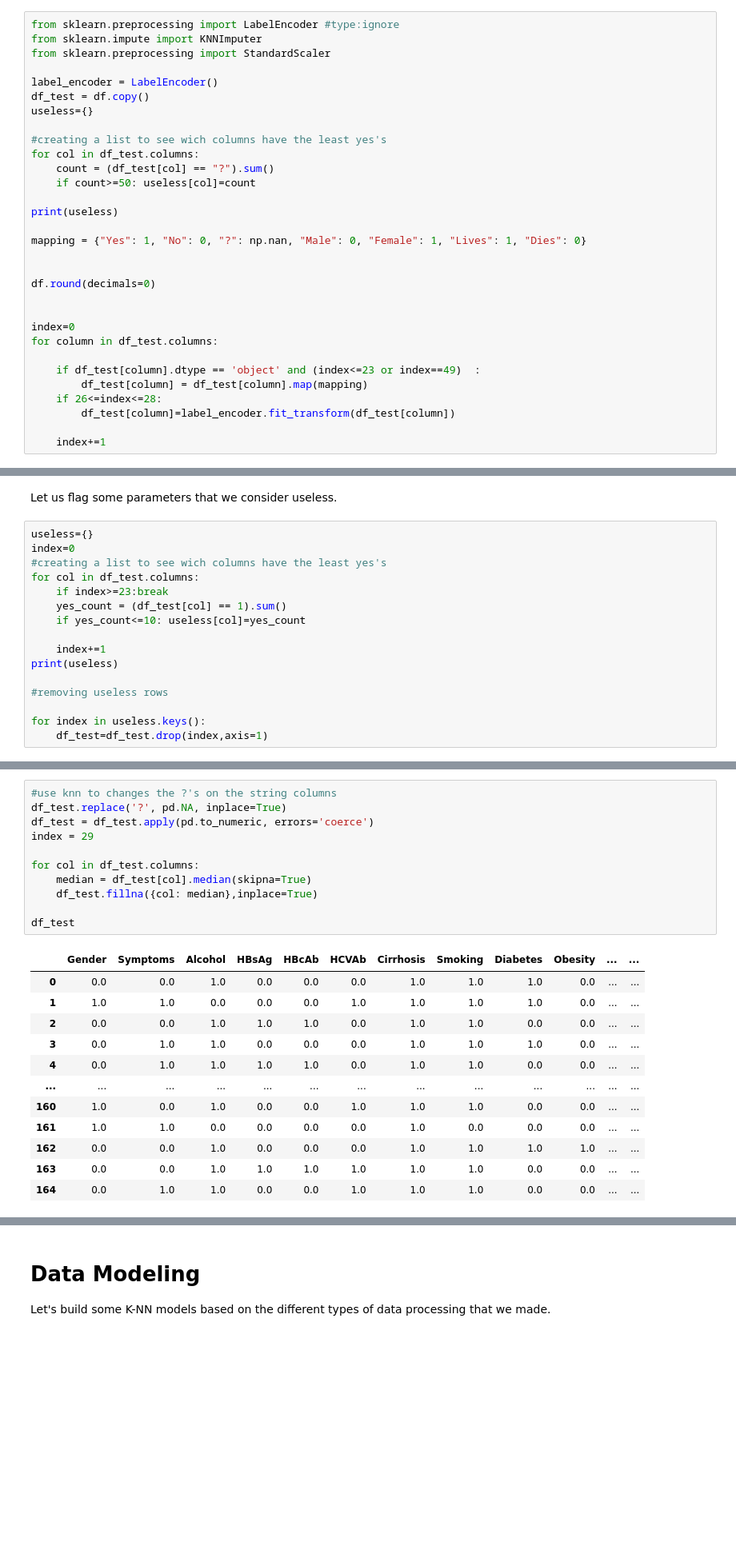
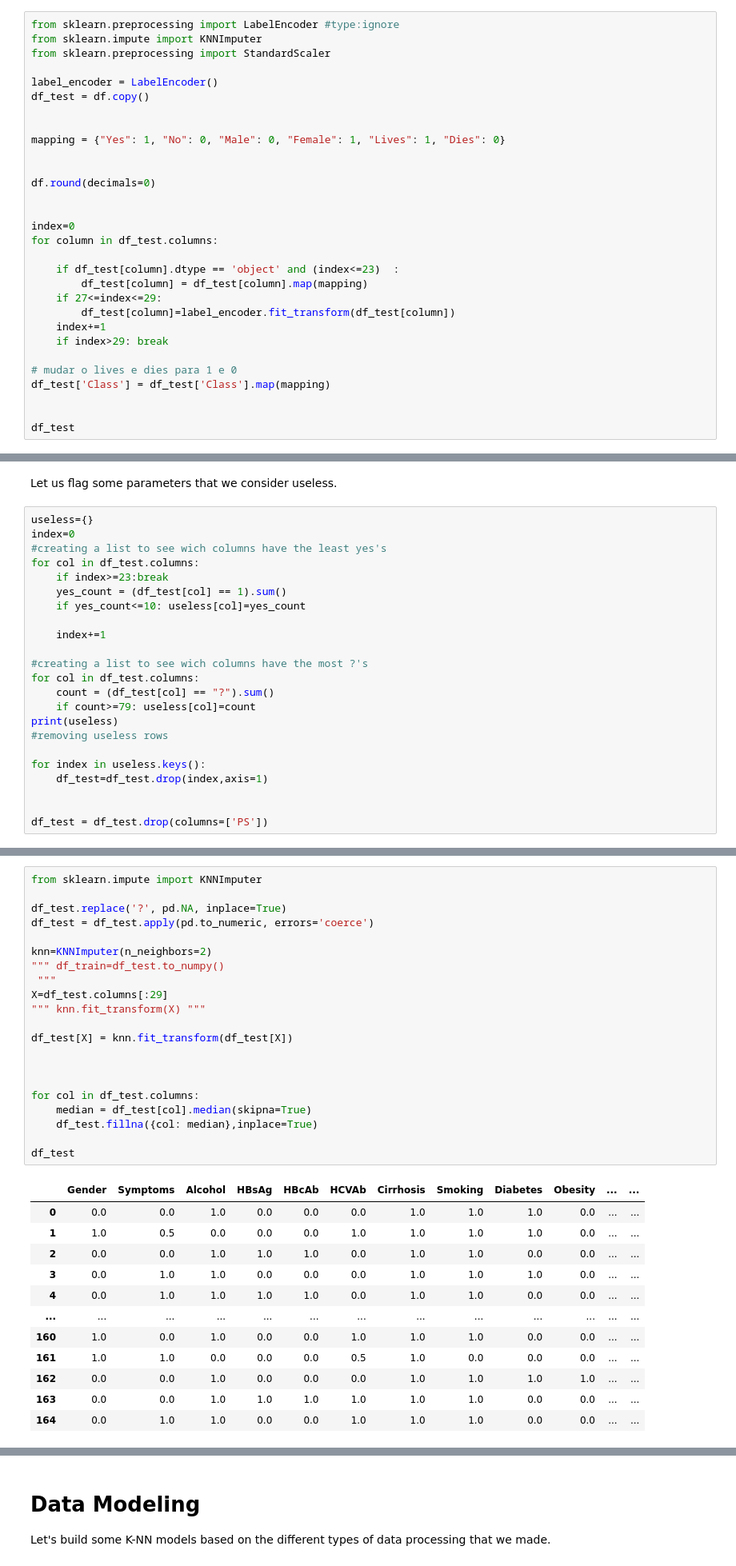
Before and after one commit to johnpierrre/DS-project, a Jupyter notebook: hepatocellular_carcinoma_analysis.ipynb, the cells around one changed output, grey strips where cells are left out. Shown at 80% size. Cells and saved outputs as stored; diff of their text form; blank space fills up the shorter version.

```diff
--- a/hepatocellular_carcinoma_analysis.ipynb
+++ b/hepatocellular_carcinoma_analysis.ipynb
@@ -332,16 +332,9 @@ from sklearn.preprocessing import StandardScaler
 
 label_encoder = LabelEncoder()
 df_test = df.copy()
-useless={}
 
-#creating a list to see wich columns have the least yes's
-for col in df_test.columns:
-    count = (df_test[col] == "?").sum()
-    if count>=50: useless[col]=count
 
-print(useless)
-
-mapping = {"Yes": 1, "No": 0, "?": np.nan, "Male": 0, "Female": 1, "Lives": 1, "Dies": 0}
+mapping = {"Yes": 1, "No": 0, "Male": 0, "Female": 1, "Lives": 1, "Dies": 0}
 
 
 df.round(decimals=0)
@@ -350,10 +343,16 @@ df.round(decimals=0)
 index=0
 for column in df_test.columns:
 
-    if df_test[column].dtype == 'object' and (index<=23 or index==49)  :
+    if df_test[column].dtype == 'object' and (index<=23)  :
         df_test[column] = df_test[column].map(mapping)
-    if 26<=index<=28:
+    if 27<=index<=29:
         df_test[column]=label_encoder.fit_transform(df_test[column])
+    index+=1
+    if index>29: break
 
-    index+=1
+# mudar o lives e dies para 1 e 0
+df_test['Class'] = df_test['Class'].map(mapping)
+
+
+df_test
 # %% [output]
@@ -370,10 +381,17 @@ for col in df_test.columns:
     if yes_count<=10: useless[col]=yes_count
 
     index+=1
+
+#creating a list to see wich columns have the most ?'s
+for col in df_test.columns:
+    count = (df_test[col] == "?").sum()
+    if count>=79: useless[col]=count
 print(useless)
-
 #removing useless rows
 
 for index in useless.keys():
     df_test=df_test.drop(index,axis=1)
+
+
+df_test = df_test.drop(columns=['PS'])
 # %% [output]
@@ -381,24 +401,34 @@ for index in useless.keys():
 # %%
-#use knn to changes the ?'s on the string columns
+from sklearn.impute import KNNImputer
+
 df_test.replace('?', pd.NA, inplace=True)
 df_test = df_test.apply(pd.to_numeric, errors='coerce')
-index = 29
+
+knn=KNNImputer(n_neighbors=2)
+""" df_train=df_test.to_numpy()
+ """
+X=df_test.columns[:29]
+""" knn.fit_transform(X) """
+
+df_test[X] = knn.fit_transform(df_test[X])
+
+
 
 for col in df_test.columns:
     median = df_test[col].median(skipna=True)
     df_test.fillna({col: median},inplace=True)
 
 df_test
 # %% [output]
 |  | Gender | Symptoms | Alcohol | HBsAg | HBcAb | HCVAb | Cirrhosis | Smoking | Diabetes | Obesity | ... | ... |
 | 0 | 0.0 | 0.0 | 1.0 | 0.0 | 0.0 | 0.0 | 1.0 | 1.0 | 1.0 | 0.0 | ... | ... |
-| 1 | 1.0 | 1.0 | 0.0 | 0.0 | 0.0 | 1.0 | 1.0 | 1.0 | 1.0 | 0.0 | ... | ... |
+| 1 | 1.0 | 0.5 | 0.0 | 0.0 | 0.0 | 1.0 | 1.0 | 1.0 | 1.0 | 0.0 | ... | ... |
 | 2 | 0.0 | 0.0 | 1.0 | 1.0 | 1.0 | 0.0 | 1.0 | 1.0 | 0.0 | 0.0 | ... | ... |
 | 3 | 0.0 | 1.0 | 1.0 | 0.0 | 0.0 | 0.0 | 1.0 | 1.0 | 1.0 | 0.0 | ... | ... |
 | 4 | 0.0 | 1.0 | 1.0 | 1.0 | 1.0 | 0.0 | 1.0 | 1.0 | 0.0 | 0.0 | ... | ... |
 | ... | ... | ... | ... | ... | ... | ... | ... | ... | ... | ... | ... | ... |
 | 160 | 1.0 | 0.0 | 1.0 | 0.0 | 0.0 | 1.0 | 1.0 | 1.0 | 0.0 | 0.0 | ... | ... |
-| 161 | 1.0 | 1.0 | 0.0 | 0.0 | 0.0 | 0.0 | 1.0 | 0.0 | 0.0 | 0.0 | ... | ... |
+| 161 | 1.0 | 1.0 | 0.0 | 0.0 | 0.0 | 0.5 | 1.0 | 0.0 | 0.0 | 0.0 | ... | ... |
 | 162 | 0.0 | 0.0 | 1.0 | 0.0 | 0.0 | 0.0 | 1.0 | 1.0 | 1.0 | 1.0 | ... | ... |
 | 163 | 0.0 | 0.0 | 1.0 | 1.0 | 1.0 | 1.0 | 1.0 | 1.0 | 0.0 | 0.0 | ... | ... |
 | 164 | 0.0 | 1.0 | 1.0 | 0.0 | 0.0 | 1.0 | 1.0 | 1.0 | 0.0 | 0.0 | ... | ... |
```
Also changed, not shown: parts of 16 cells of this notebook.
